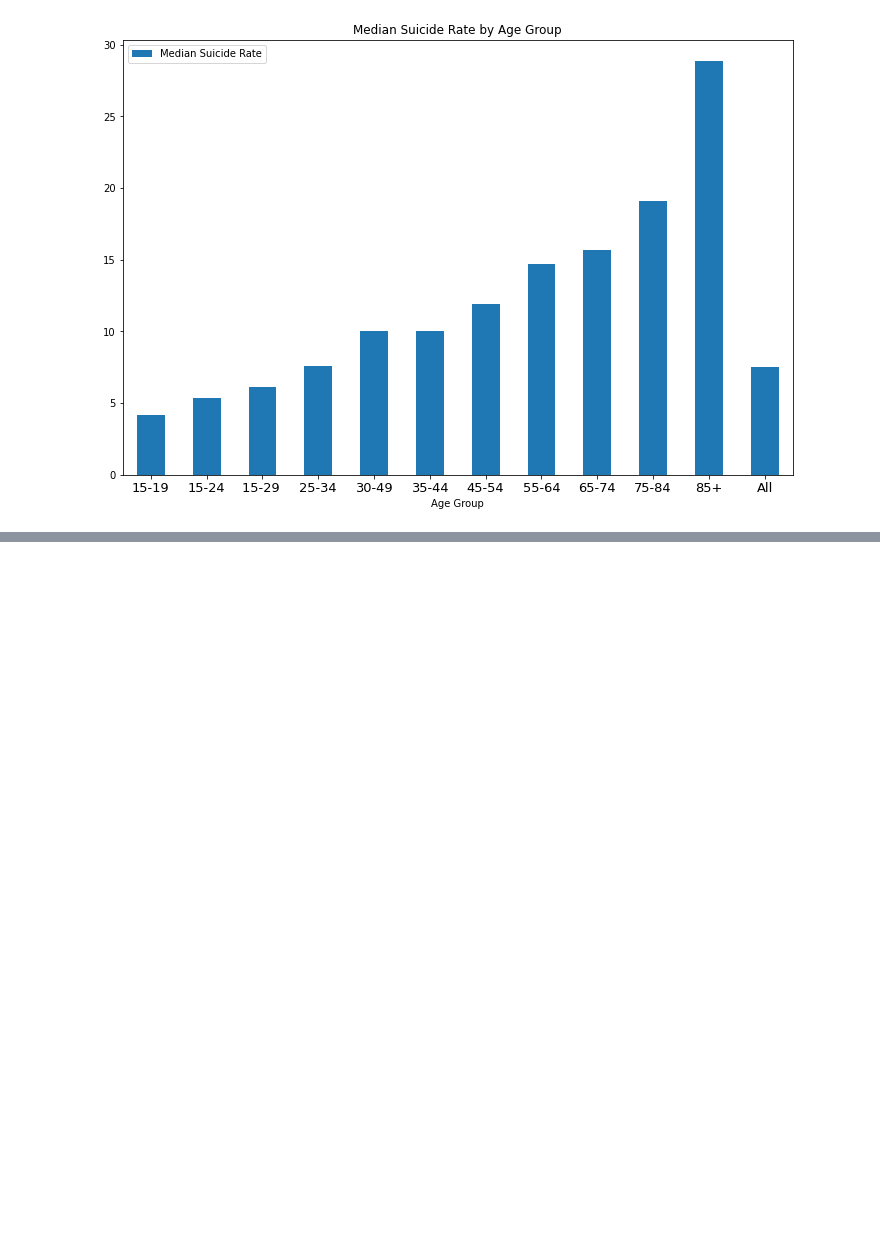
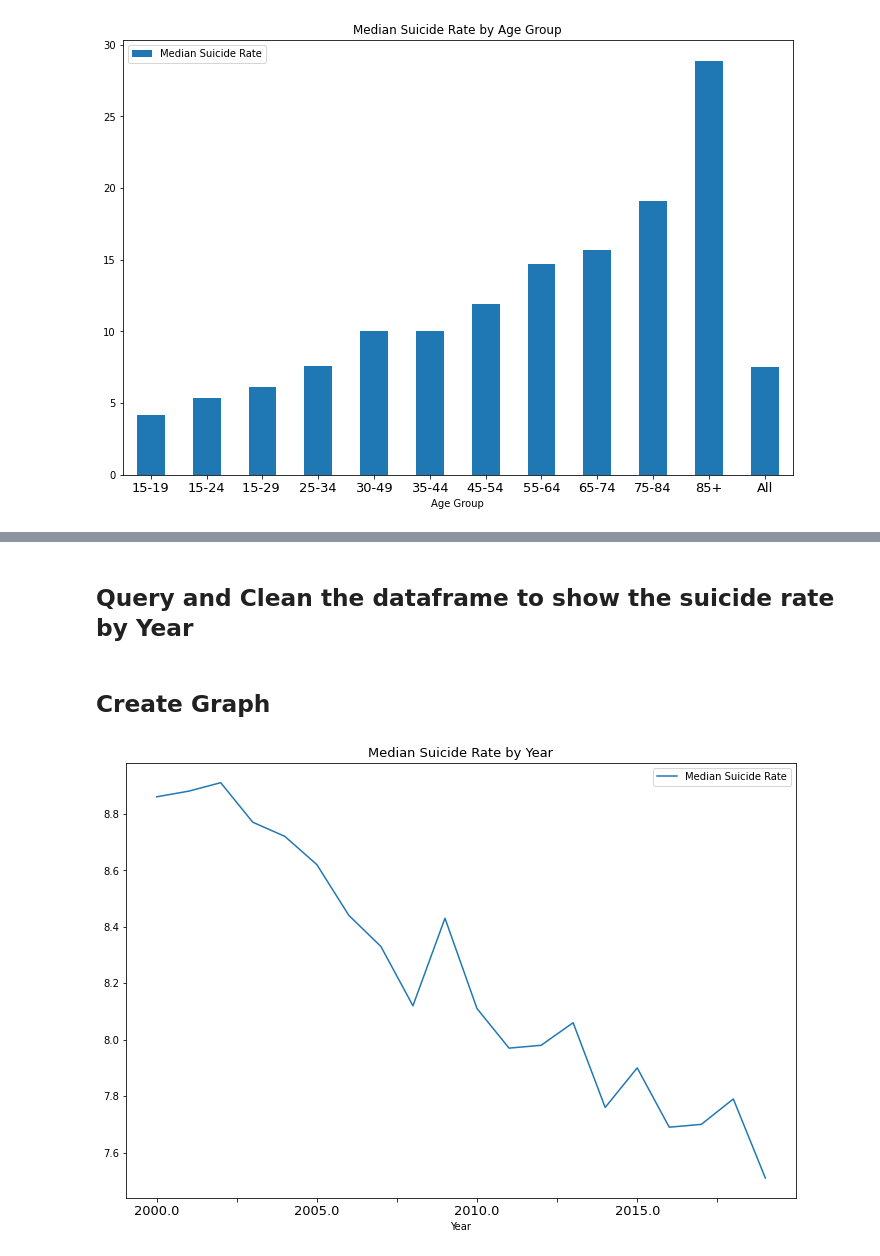
Before and after one commit to Gabeeh94/Suicide-Rate, a Jupyter notebook: Graphs.ipynb, the cells around one changed output, grey strips where cells are left out. Saved outputs shown, nothing was run; the diff lists cells and outputs as text; code cells hidden in the pictures; blank space fills up the shorter version.

Commit message:
Added global  suicide rate by year

```diff
--- a/Graphs.ipynb
+++ b/Graphs.ipynb
@@ -110,0 +111,40 @@ plt.show()
+# %% [markdown]
+## Query and Clean the dataframe to show the suicide rate by Year
+# %%
+suicide_rate = pd.read_sql_query(
+    '''SELECT  Location, Period, FactValueNumeric
+    FROM suicide_data
+    WHERE Dim1 = 'Both Sexes' AND Dim2 IS NULL ''',
+con=engine)
+
+#Get all sexes
+years = suicide_rate['Period'].drop_duplicates()
+
+#Sort them from youngest to oldest and make a list
+years = years.sort_values().tolist()
+
+
+#Create container dataframe
+suicide_years = pd.DataFrame(columns = ['Year','Median Suicide Rate'])
+
+#Append the suicide rate by sex
+for year in years :
+        series = suicide_rate.loc[suicide_rate['Period'] == year, 'FactValueNumeric']
+        median = series.median()
+        row = pd.Series([year,median], index=suicide_years.columns)
+        suicide_years = suicide_years.append(row, ignore_index=True)
+
+suicide_years['Year'] = suicide_years['Year'].astype(str)
+# %% [markdown]
+## Create Graph
+# %%
+# Plot a simple line chart without any feature
+ax = suicide_years.plot(x='Year', y='Median Suicide Rate', rot=0, figsize=[12,8])
+
+ax.set_title('Median Suicide Rate by Year', fontsize = 13)
+
+plt.xticks(fontsize = 13)
+
+plt.show()
+# %% [output]
+[figure, added]
```
Also changed, not shown: parts of 7 cells of this notebook.
